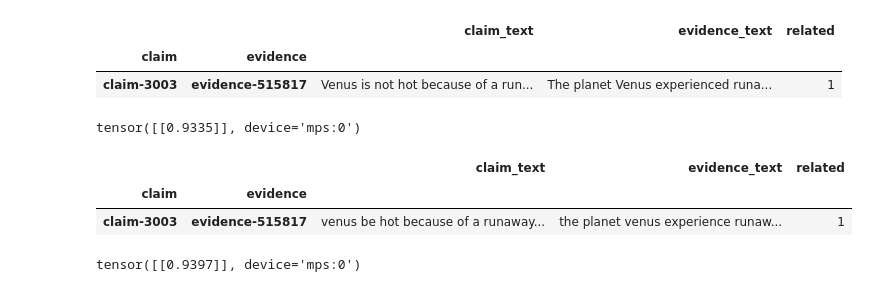
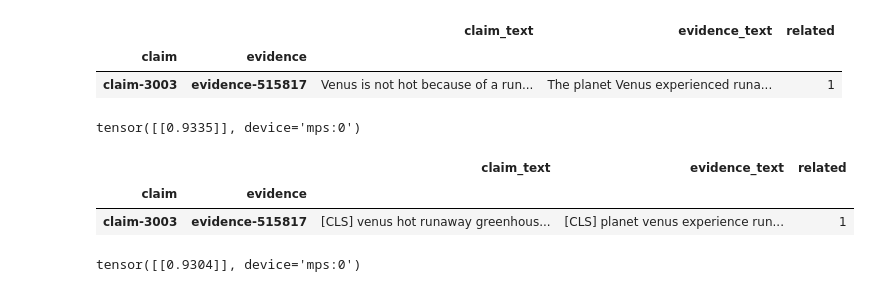
Before and after one commit to johnsonjzhou/comp90042-project, a Jupyter notebook: 02_preprocess/claim_evidence_pair_spacy_preprocess.ipynb, the cells around one changed output. Saved outputs shown, nothing was run; the diff lists cells and outputs as text; code cells hidden in the pictures.

Commit message:
feat: update preprocess to include bert tokens

```diff
--- a/02_preprocess/claim_evidence_pair_spacy_preprocess.ipynb
+++ b/02_preprocess/claim_evidence_pair_spacy_preprocess.ipynb
@@ -233,16 +233,16 @@ tensor([[0.9335]], device='mps:0')
 # %%
 test_B = test_A.copy()
 cols = ["claim_text", "evidence_text"]
-test_B[cols] = test_A[cols].applymap(process_sentence, nlp=nlp)
+test_B[cols] = test_A[cols].applymap(process_sentence, nlp=nlp, bert_tokens=True)
 test_B
 # %% [output]
 |  |  | claim_text | evidence_text | related |
 | claim | evidence |  |  |  |
-| claim-3003 | evidence-515817 | venus be hot because of a runaway... | the planet venus experience runaw... | 1 |
+| claim-3003 | evidence-515817 | [CLS] venus hot runaway greenhous... | [CLS] planet venus experience run... | 1 |
 # %%
 get_emb_similarity(
     claim_texts=test_B["claim_text"].tolist(),
     evidence_texts=test_B["evidence_text"].values.tolist()
 )
 # %% [output]
-tensor([[0.9397]], device='mps:0')
+tensor([[0.9304]], device='mps:0')
```
Also changed, not shown: 1 other file.
